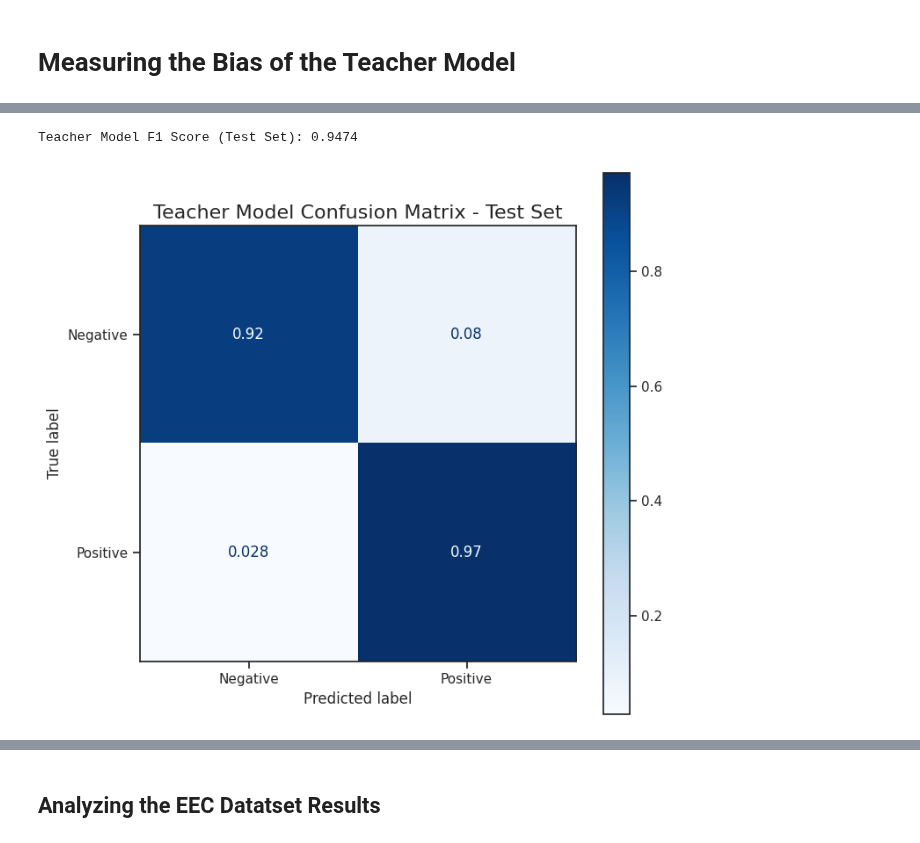
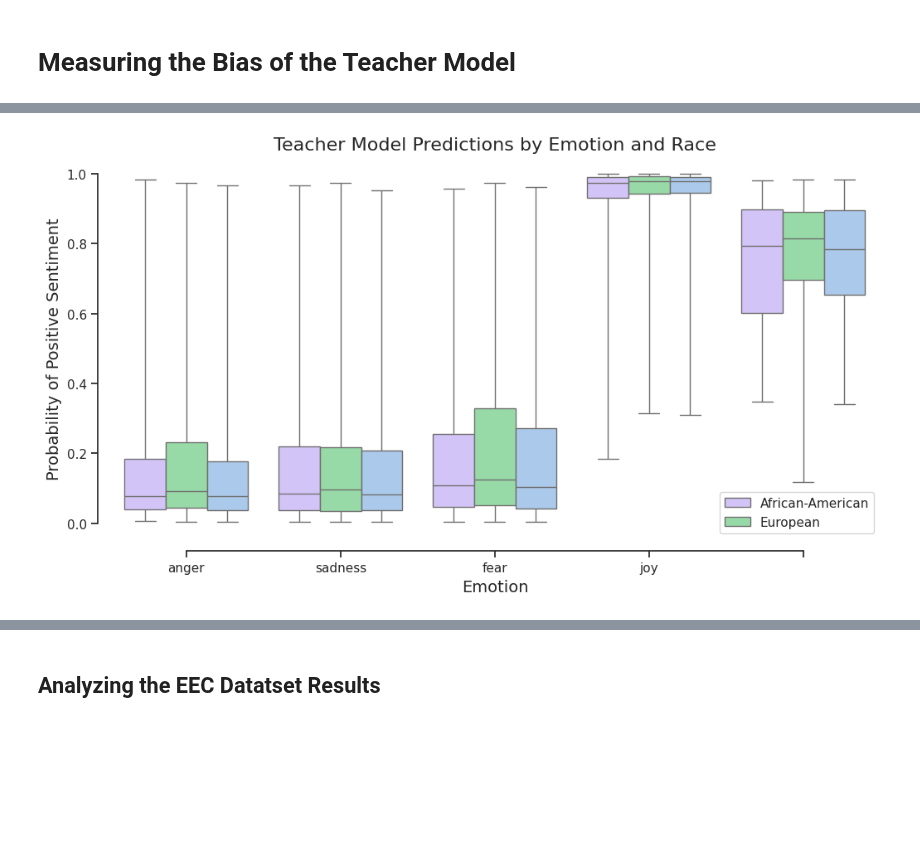
Before and after one commit to CharlesC03/NLP_Final_Project, a Jupyter notebook: analysis/teacher_analysis.ipynb, the cells around one changed output, grey strips where cells are left out. Drawn from its saved outputs; the diff is of its cells as text; code cells hidden in the pictures; blank space fills up the shorter version.

```diff
--- a/analysis/teacher_analysis.ipynb
+++ b/analysis/teacher_analysis.ipynb
@@ -119,26 +311,29 @@ Teacher Model F1 Score (Train Set): 0.9474
-# %%
-fig, ax = plt.subplots(figsize=(8, 8))
-
-test_f1_score = f1_score(
-    teacher_test_df['label'], teacher_test_df['label_1'] > 0.5
-)
-
-
-ConfusionMatrixDisplay.from_predictions(
-    teacher_test_df['label'], teacher_test_df['label_1'] > 0.5,
-    display_labels=["Negative", "Positive"],
-    cmap=plt.cm.Blues,
-    normalize='true',
-    ax = ax
-)
-
-ax.set_title("Teacher Model Confusion Matrix - Test Set", fontsize=16)
-
-fig.savefig("graphs/teacher_model_confusion_matrix_test.png", dpi=300)
-
-print(f"Teacher Model F1 Score (Test Set): {test_f1_score:.4f}")
-
-plt.show()
-# %% [output]
-Teacher Model F1 Score (Test Set): 0.9474
-[figure, removed]
+# %%
+ds = import_predictions("datasets/teacher_rand_example_few_shot_predictions.parquet", rm_columns=['0'], rename_columns={"1": "llama"})
+
+fig, ax = plt.subplots(figsize=(12, 6))
+
+sns.boxplot(
+    x="emotion", y="llama",
+    hue="race", palette=["m", "g", 'b'],
+    data=ds,
+    whis=(0, 100),
+    ax=ax
+)
+
+sns.despine(offset=10, trim=True)
+
+ax.legend(loc='lower right')
+ax.set_title("Teacher Model Predictions by Emotion and Race", fontsize=16)
+ax.set_xlabel("Emotion", fontsize=14)
+ax.set_ylabel("Probability of Positive Sentiment", fontsize=14)
+
+ax.legend(loc='lower right')
+
+fig.savefig("graphs/teacher_model_predictions_by_emotion_and_race.png", dpi=300)
+
+notifier.send_image("Teacher Model Predictions by Emotion and Race", "graphs/teacher_model_predictions_by_emotion_and_race.png")
+
+plt.show()
+# %% [output]
+[figure, added]
```
Also changed, not shown: parts of 20 cells of this notebook, 3 other files.
